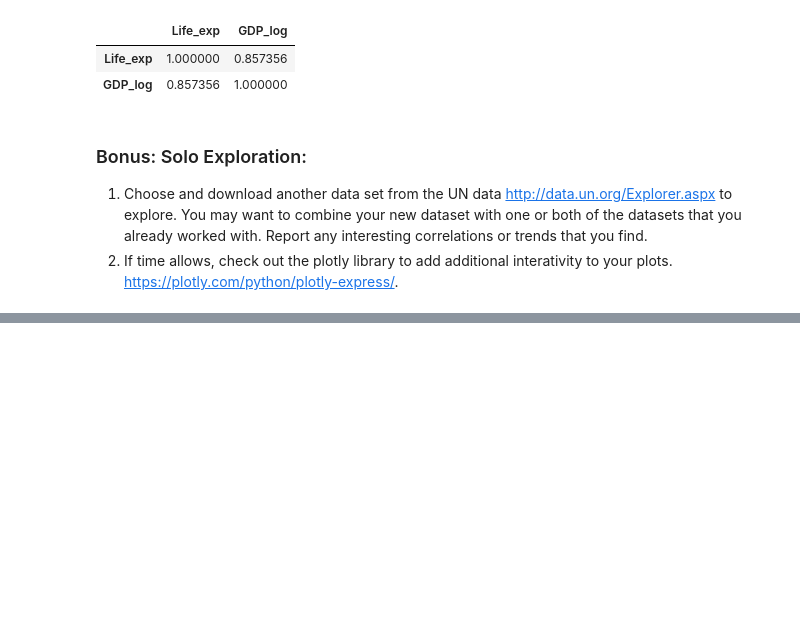
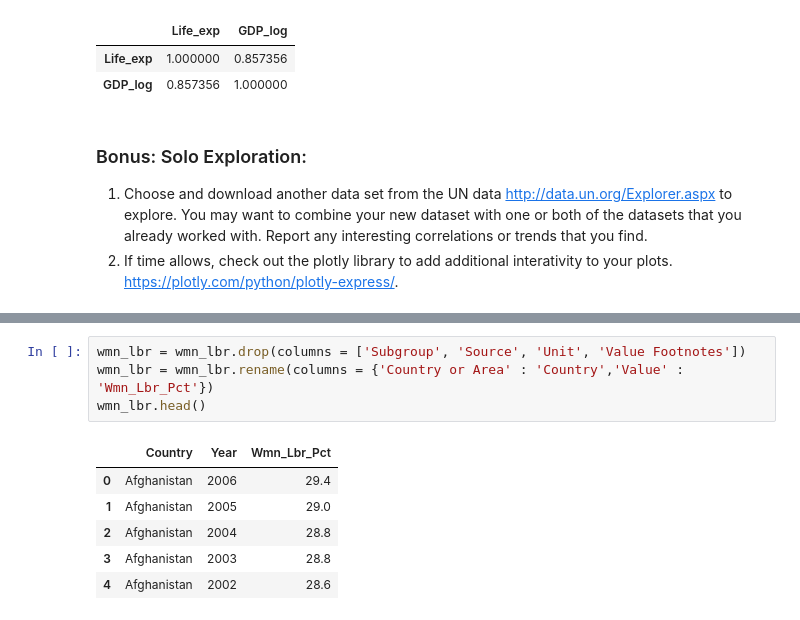
Before and after one commit to nss-data-science-cohort-8/un-exploration-JEFFDAVISJR, a Jupyter notebook: Notebooks/UN_Data_Exploration.ipynb, the cells around one changed output, grey strips where cells are left out. Saved outputs shown, nothing was run; the diff lists cells and outputs as text; blank space fills up the shorter version.

```diff
--- a/Notebooks/UN_Data_Exploration.ipynb
+++ b/Notebooks/UN_Data_Exploration.ipynb
@@ -501,0 +512,11 @@ gdp_le_2021[['Life_exp','GDP_log']].corr()
+# %%
+wmn_lbr = wmn_lbr.drop(columns = ['Subgroup', 'Source', 'Unit', 'Value Footnotes'])
+wmn_lbr = wmn_lbr.rename(columns = {'Country or Area' : 'Country','Value' : 'Wmn_Lbr_Pct'})
+wmn_lbr.head()
+# %% [output]
+|  | Country | Year | Wmn_Lbr_Pct |
+| 0 | Afghanistan | 2006 | 29.4 |
+| 1 | Afghanistan | 2005 | 29.0 |
+| 2 | Afghanistan | 2004 | 28.8 |
+| 3 | Afghanistan | 2003 | 28.8 |
+| 4 | Afghanistan | 2002 | 28.6 |
```
Also changed, not shown: parts of 8 cells of this notebook.
